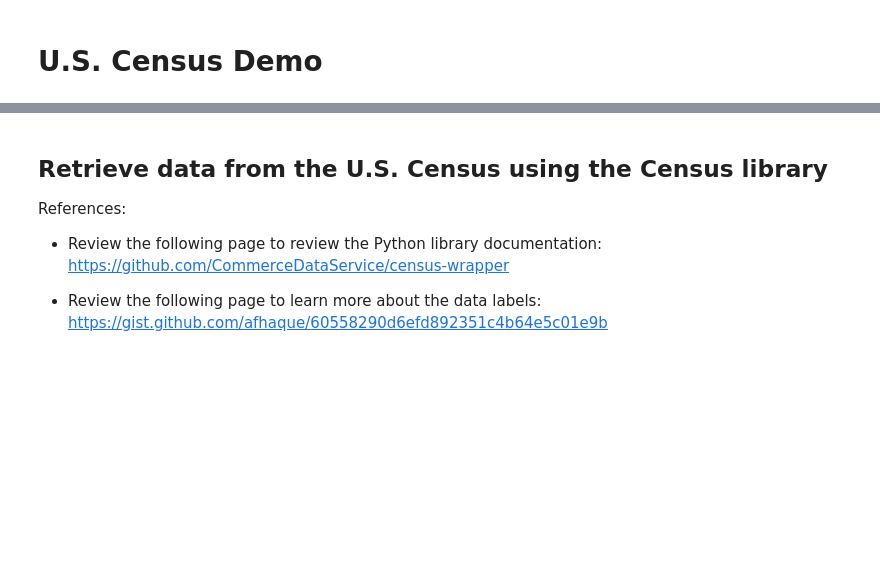
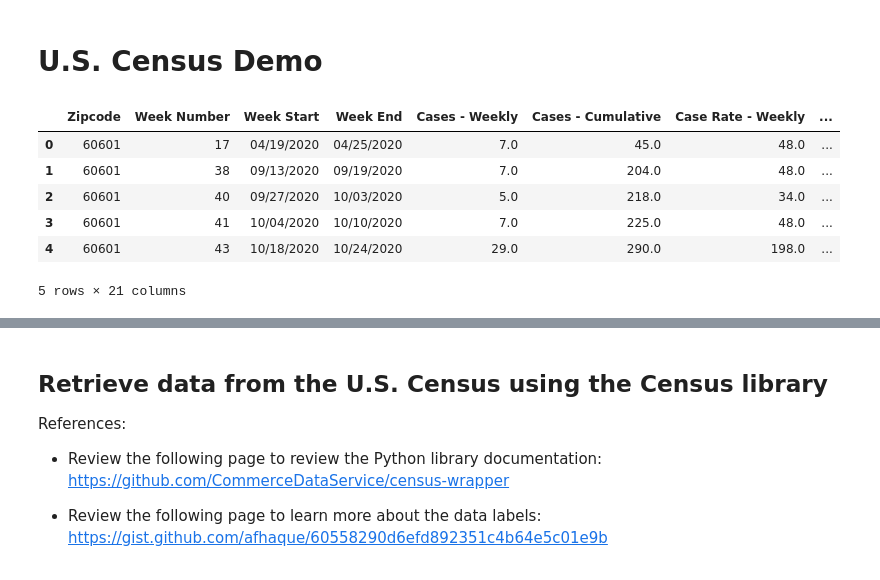
Before and after one commit to manalipatel9/project1, a Jupyter notebook: Chicago_census_info.ipynb, the cells around one changed output, grey strips where cells are left out. Drawn from its saved outputs; the diff is of its cells as text; code cells hidden in the pictures; blank space fills up the shorter version.

```diff
--- a/Chicago_census_info.ipynb
+++ b/Chicago_census_info.ipynb
@@ -8,16 +11,31 @@ from census import Census
 # %%
 
 
 zip_df = pd.read_csv("ChicagoZips.csv", encoding="utf-8")
 
 
 store_df=pd.read_csv("Grocery_Store_Status_UseMe.csv" , encoding="utf-8")
 store_df[["Zipcode","Zipcode_long"]]=store_df.Zip_long.str.split("-",expand=True)
 
 store_df["Zipcode"]=store_df["Zipcode"].astype("int64")
 store_df=store_df[store_df["New status"]=="OPEN"]
 
 
-covid_df = pd.read_csv("Illinois_Covid_Data.csv", encoding="utf-8")
+covid_df = pd.read_csv("COVID-19_Cases__Tests__and_Deaths_by_ZIP_Code.csv", encoding="utf-8")
+
 covid_df= covid_df.rename(columns = {"ZIP Code": "Zipcode"})
+
+covid_df = covid_df[(covid_df["Zipcode"].str.contains("Unknown"))==False]
+
+
 covid_df["Zipcode"]=covid_df["Zipcode"].astype("int64")
+covid_df=covid_df.dropna(how="any")
+covid_df.head()
+# %% [output]
+|  | Zipcode | Week Number | Week Start | Week End | Cases - Weekly | Cases - Cumulative | Case Rate - Weekly | ... |
+| 0 | 60601 | 17 | 04/19/2020 | 04/25/2020 | 7.0 | 45.0 | 48.0 | ... |
+| 1 | 60601 | 38 | 09/13/2020 | 09/19/2020 | 7.0 | 204.0 | 48.0 | ... |
+| 2 | 60601 | 40 | 09/27/2020 | 10/03/2020 | 5.0 | 218.0 | 34.0 | ... |
+| 3 | 60601 | 41 | 10/04/2020 | 10/10/2020 | 7.0 | 225.0 | 48.0 | ... |
+| 4 | 60601 | 43 | 10/18/2020 | 10/24/2020 | 29.0 | 290.0 | 198.0 | ... |
+5 rows × 21 columns
```
Also changed, not shown: parts of 6 cells of this notebook.
